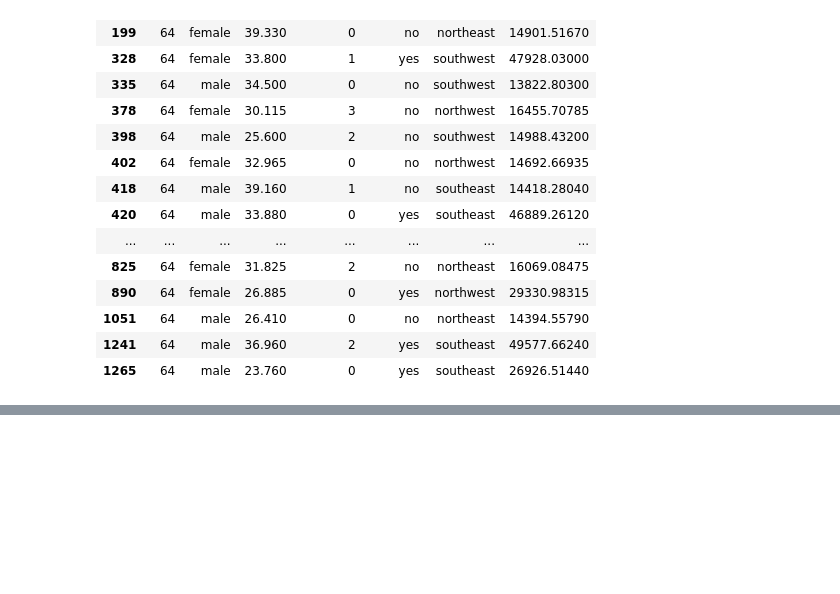
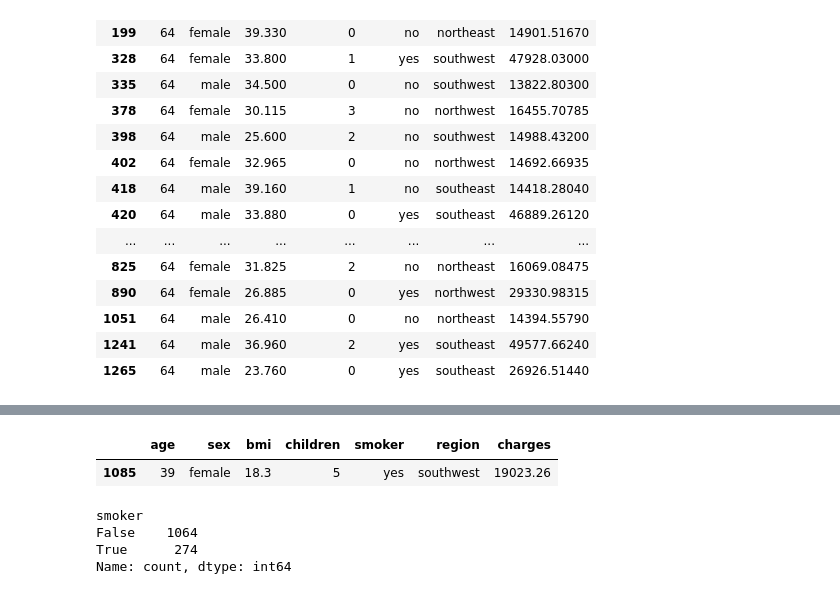
Before and after one commit to Ragim-Xtha/Core-Data-Science, a Jupyter notebook: basic-data-analysis/analysis7/insurance_analysis.ipynb, the cells around one changed output, grey strips where cells are left out. Saved outputs shown, nothing was run; the diff lists cells and outputs as text; code cells hidden in the pictures; blank space fills up the shorter version.

Commit message:
change smoker data

```diff
--- a/basic-data-analysis/analysis7/insurance_analysis.ipynb
+++ b/basic-data-analysis/analysis7/insurance_analysis.ipynb
@@ -122,0 +132,5 @@ df[df["age"] == df["age"].max() ]
+# %%
+df[(df["children"] == df["children"].max()) &(df["smoker"] == "yes")]
+# %% [output]
+|  | age | sex | bmi | children | smoker | region | charges |
+| 1085 | 39 | female | 18.3 | 5 | yes | southwest | 19023.26 |
@@ -122,0 +142,7 @@ df[df["age"] == df["age"].max() ]
+# %%
+df["smoker"].value_counts()
+# %% [output]
+smoker
+False    1064
+True      274
+Name: count, dtype: int64
```
Also changed, not shown: parts of 2 cells of this notebook.
